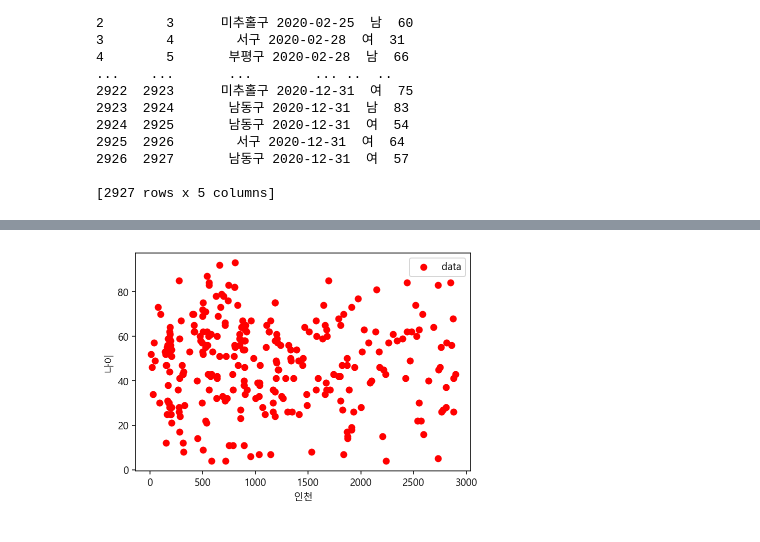
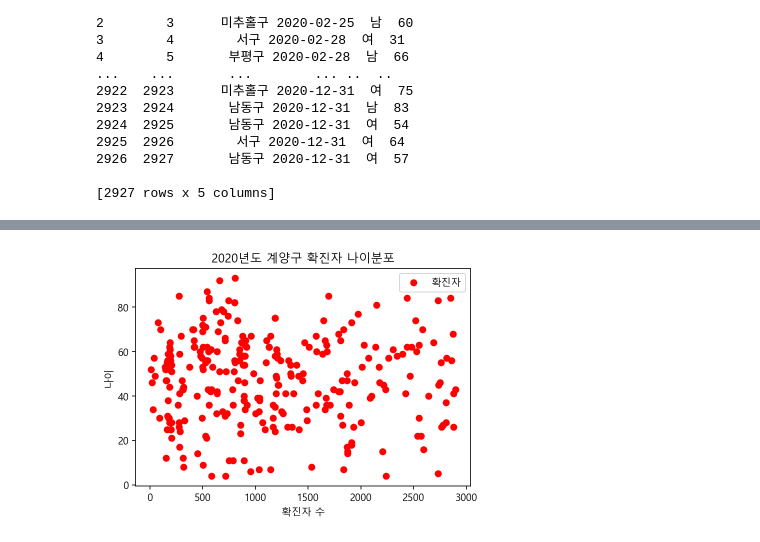
Before and after one commit to afl268/python, a Jupyter notebook: 낙서장.ipynb, the cells around one changed output, grey strips where cells are left out. Cells and saved outputs as stored; diff of their text form; code cells hidden in the pictures.

```diff
--- a/낙서장.ipynb
+++ b/낙서장.ipynb
@@ -91,9 +82,10 @@ gyeyang12
 # %%
-plt.scatter( gyeyang12['인천'], gyeyang12['나이'], label = "data" , color = "red")
+plt.scatter( gyeyang12['인천'], gyeyang12['나이'], label = "확진자" , color = "red")
 
 plt.legend(loc = "best")
-plt.xlabel('인천')
+plt.title('2020년도 계양구 확진자 나이분포')
+plt.xlabel('확진자 수')
 plt.ylabel('나이')
 plt.show()
 # %% [output]
-[figure, old version]
+[figure, new version]
```
Also changed, not shown: parts of 2 cells of this notebook, 2 other files.
